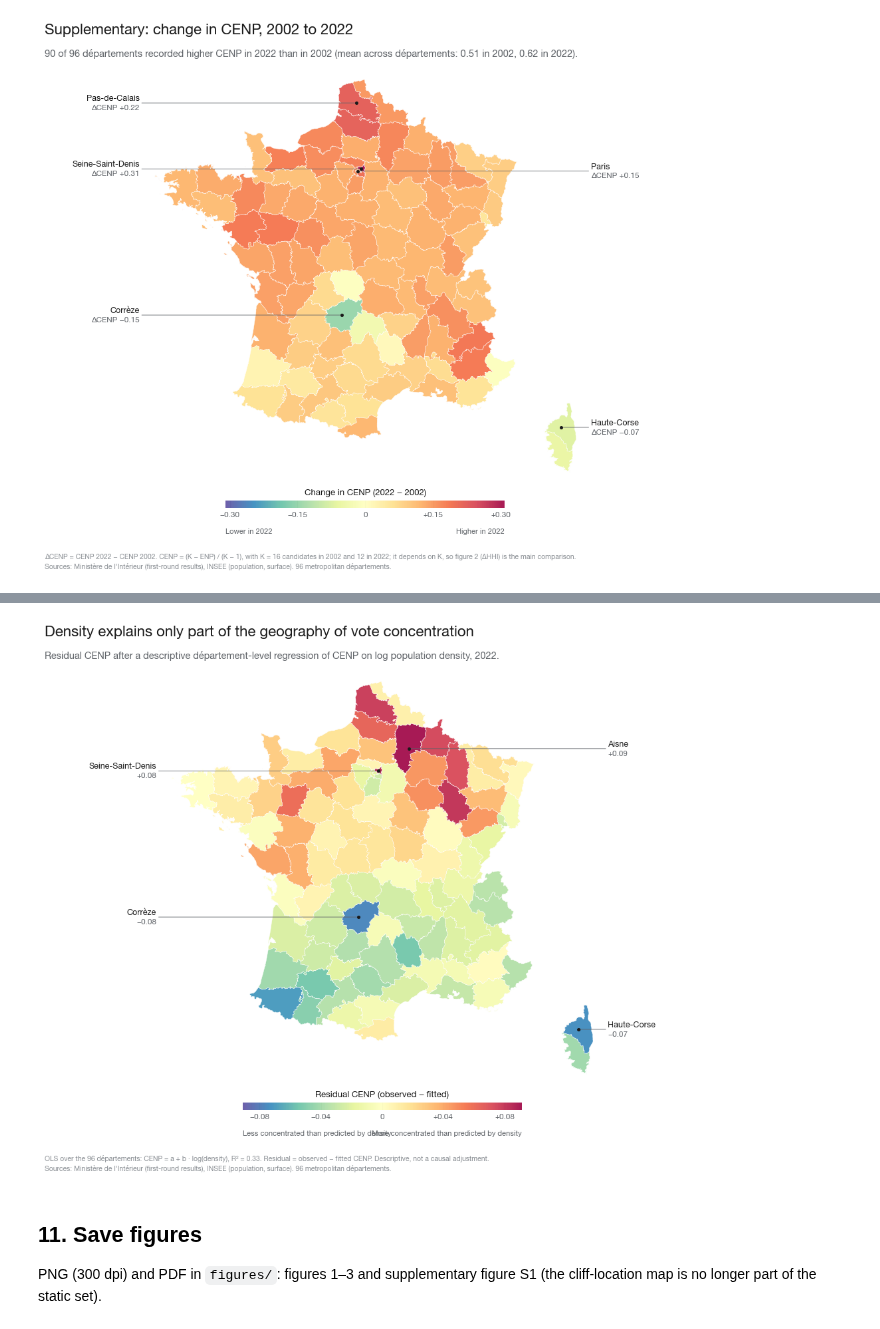
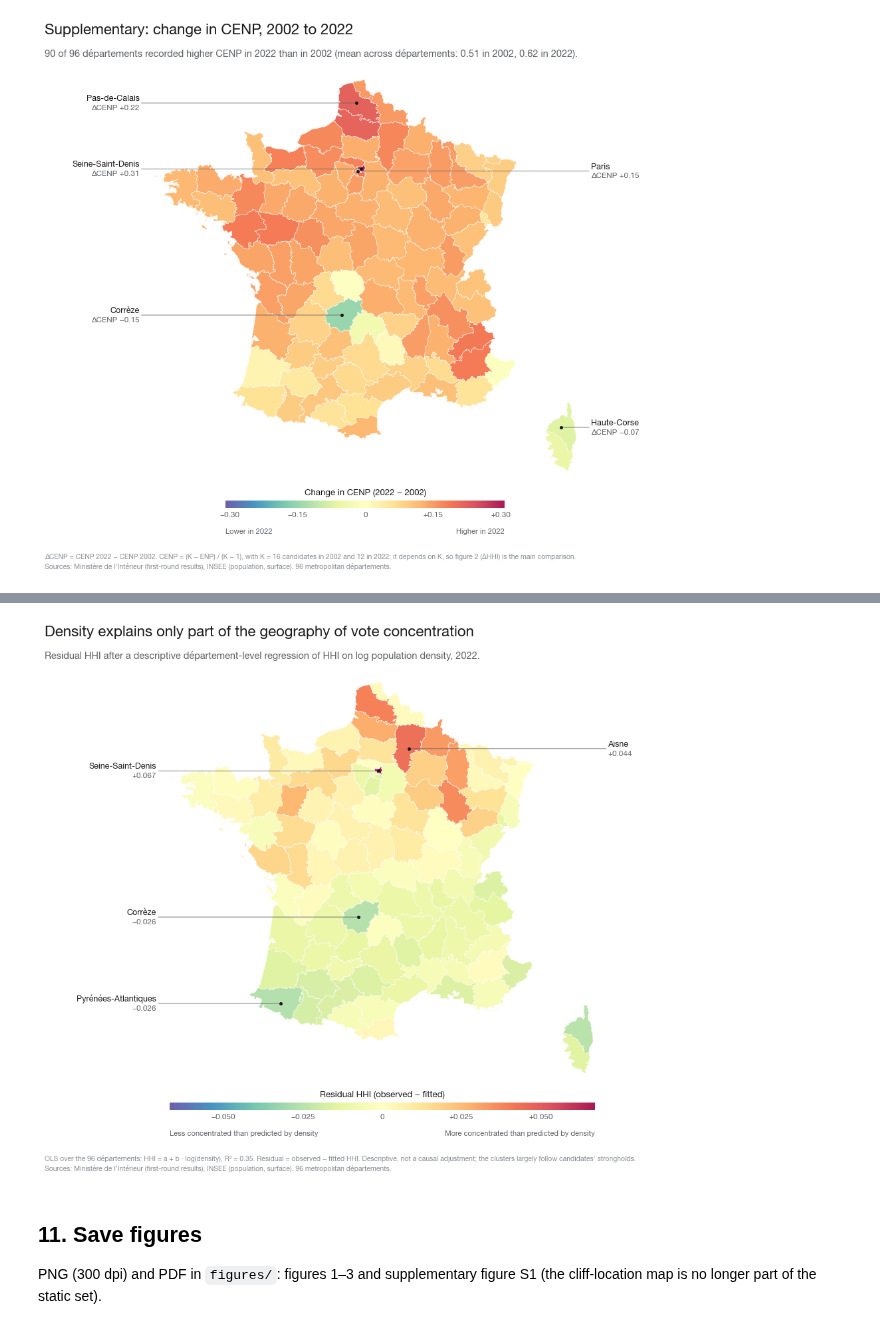
Before and after one commit to clarasalas/strategic-voting-geo-2RS, a Jupyter notebook: notebooks/maps_departements.ipynb, the cells around one changed output, grey strips where cells are left out. Saved outputs shown, nothing was run; the diff lists cells and outputs as text; code cells hidden in the pictures.

```diff
--- a/notebooks/maps_departements.ipynb
+++ b/notebooks/maps_departements.ipynb
@@ -271,11 +271,11 @@ report(f"geometry: CRS is {LAMBERT_93}", geo.crs.to_epsg() == 2154)
 [OK] geometry: CRS is EPSG:2154
 # %%
 map_datasets = {
-    "figure 1 — CENP 2002": (levels[2002], ["CENP"]),
-    "figure 1 — CENP 2022": (levels[2022], ["CENP"]),
+    "figure 1 — HHI 2002": (levels[2002], ["HHI"]),
+    "figure 1 — HHI 2022": (levels[2022], ["HHI"]),
     "figure 2 — delta_HHI": (change, ["delta_HHI"]),
     "figure S1 — delta_CENP": (change, ["delta_CENP"]),
-    "figure 3 — residual CENP 2022": (residuals, ["residual_CENP"]),
+    "figure 3 — residual HHI 2022": (residuals, ["residual_HHI"]),
     "cliff location 2002 (explorer)": (levels[2002], ["cliff_group"]),
     "cliff location 2022 (explorer)": (levels[2022], ["cliff_group"]),
 }
@@ -483,18 +490,16 @@ départements.
 # %%
-pooled_cenp = pd.concat([levels[year]["CENP"] for year in YEARS])
-cenp_norm = Normalize(vmin=pooled_cenp.min(), vmax=pooled_cenp.max())
-
 fig, axes, legend_box = report_figure(
-    "Concentration of the first-round vote by département (CENP)",
-    "CENP within each election. CENP depends on the number of candidates (16 in 2002, 12 in 2022); "
-    "figure 2 compares the elections with HHI.",
+    "Concentration of the first-round vote by département (HHI)",
+    "HHI within each election. Each map has its own colour scale: compare départements within a year; "
+    "figure 2 shows the change.",
     n_panels=2, map_width=DOUBLE_MAP_WIDTH, panel_headers=True,
-    note="CENP = (K − ENP) / (K − 1), a supplementary normalised measure. Mean CENP = unweighted mean across "
-         "départements. Both maps use the same colour scale.\n" + SOURCE_NOTE)
+    note="HHI = Σ (vote share)², higher = more concentrated. Mean HHI = unweighted mean across départements. "
+         "The two colour scales differ.\n" + SOURCE_NOTE)
 for ax, year in zip(axes, YEARS):
-    plot_continuous_department_map(levels[year], "CENP", ax, norm=cenp_norm)
-    panel_header(ax, str(year), f"Mean CENP {levels[year]['CENP'].mean():.2f}")
-add_colorbar(fig, legend_box, CMAP_LEVELS, cenp_norm, "CENP  (higher = more concentrated first-round vote)", width=4.6)
-FIGURES["figure_1_cenp_departements_2002_2022"] = fig
+    norm = plot_continuous_department_map(levels[year], "HHI", ax)
+    panel_header(ax, str(year), f"Mean HHI {levels[year]['HHI'].mean():.3f}")
+    add_colorbar(fig, panel_legend_box(ax, legend_box), CMAP_LEVELS, norm, f"HHI {year}  (higher = more concentrated)",
+                 width=3.6, decimals=2)
+FIGURES["figure_1_hhi_departements_2002_2022"] = fig
 plt.show()
 # %% [output]
@@ -605,26 +610,27 @@ Largest negative residuals:
 # %%
 residual_by_code = residuals.set_index("department_code")
 
 
 def residual_label(code):
     """Name and residual only: the colour-bar end labels say what positive and negative residuals mean."""
-    return residual_by_code.loc[code, "department_name"], signed(residual_by_code.loc[code, "residual_CENP"])
+    return residual_by_code.loc[code, "department_name"], signed(residual_by_code.loc[code, "residual_HHI"], 3)
 
 
 fig, (ax,), legend_box = report_figure(
     "Density explains only part of the geography of vote concentration",
-    "Residual CENP after a descriptive département-level regression of CENP on log population density, 2022.",
+    "Residual HHI after a descriptive département-level regression of HHI on log population density, 2022.",
     gutter=CALLOUT_GUTTER + 0.04, legend_height=1.0,
-    note=f"OLS over the 96 départements: CENP = a + b · log(density), R² = {residual_fit.rsquared:.2f}. "
-         "Residual = observed − fitted CENP. Descriptive, not a causal adjustment.\n" + SOURCE_NOTE)
-residual_norm = plot_diverging_department_map(residuals, "residual_CENP", ax)
-add_callouts(ax, residuals, extreme_codes(residuals, "residual_CENP"), residual_label)
-add_colorbar(fig, legend_box, CMAP_DIVERGING, residual_norm, "Residual CENP (observed − fitted)", diverging=True,
+    note=f"OLS over the 96 départements: HHI = a + b · log(density), R² = {residual_fit.rsquared:.2f}. "
+         "Residual = observed − fitted HHI. Descriptive, not a causal adjustment; the clusters largely follow "
+         "candidates' strongholds.\n" + SOURCE_NOTE)
+residual_norm = plot_diverging_department_map(residuals, "residual_HHI", ax)
+add_callouts(ax, residuals, extreme_codes(residuals, "residual_HHI"), residual_label)
+add_colorbar(fig, legend_box, CMAP_DIVERGING, residual_norm, "Residual HHI (observed − fitted)", diverging=True, decimals=3, width=6.4,
              ends=("Less concentrated than predicted by density", "More concentrated than predicted by density"))
-FIGURES["figure_3_residual_cenp_2022"] = fig
+FIGURES["figure_3_residual_hhi_2022"] = fig
 plt.show()
 # %% [output]
-[figure, old version]
+[figure, new version]
 # %% [markdown]
 ## 11. Save figures
 
```
Also changed, not shown: parts of 10 cells of this notebook, 9 other files.
